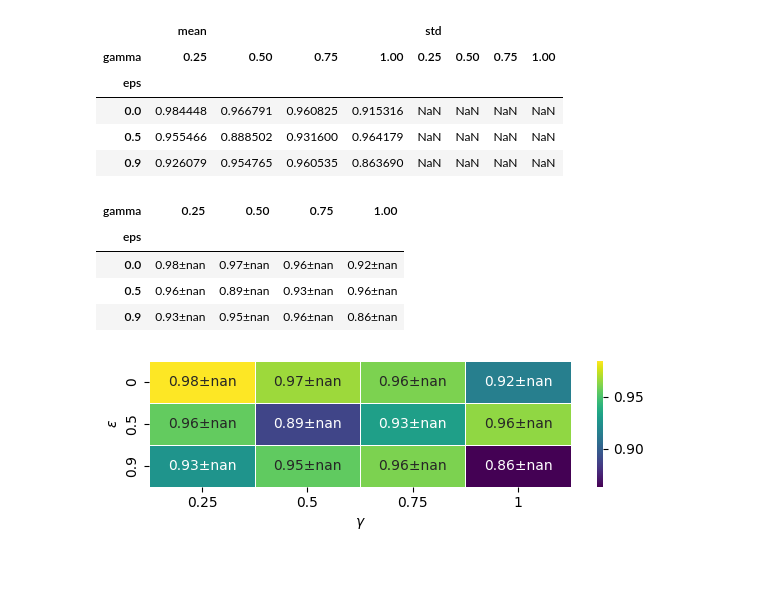
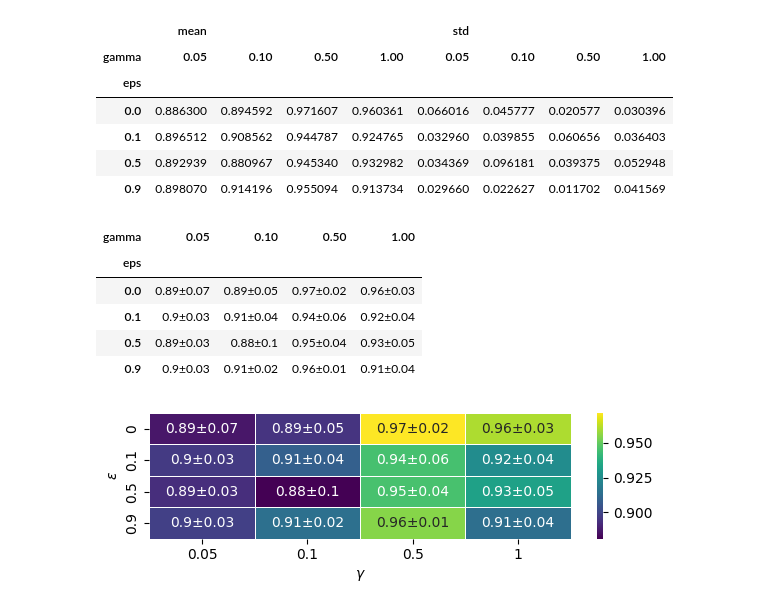
Before and after one commit to Yuriyzabegaev/FTHM-Solver, a Jupyter notebook: solver_selection_thm/spe_results_model_analysis_3.ipynb, the cells around one changed output. Drawn from its saved outputs; the diff is of its cells as text; code cells hidden in the pictures; blank space fills up the shorter version.

```diff
--- a/solver_selection_thm/spe_results_model_analysis_3.ipynb
+++ b/solver_selection_thm/spe_results_model_analysis_3.ipynb
@@ -4,20 +4,13 @@ from itertools import count
 import multiprocessing as mp
 from functools import partial
 
+GAMMA_VALS = [0.05, 0.1, 0.5, 1]
+EPS_VALS = [0, 0.1, 0.5, 0.9]
 
 experiment_setups = []
-for seq_id in ALL_RUNS[:1]:
-    for gamma in [
-        0.25,
-        0.5,
-        0.75,
-        1,
-    ]:
-        for eps in [
-            0,
-            0.5,
-            0.9,
-        ]:
+for seq_id in ALL_RUNS:
+    for gamma in GAMMA_VALS:
+        for eps in EPS_VALS:
             experiment_setups.append(
                 {
                     "incremental_learning": True,
@@ -128,10 +111,12 @@ for result in results:
     data_for_pandas['ypred'].append(result['ypred'])
     data_for_pandas['yoracle'].append(result['yoracle'])
     data_for_pandas['yfeedback'].append(result['yfeedback'])
+    data_for_pandas['tpred'].append(result['tpred'])
+    data_for_pandas['tfeedback'].append(result['tfeedback'])
     data_for_pandas['decision_id'].append(result['decision_id'])
 
 
 df = pd.DataFrame(data_for_pandas)
-df.head()
+df
 # %% [output]
 |  | incremental_learning | one_decision | seq_id | gamma | eps | batch_size | NTS | TopEPS | mean_NTS | ... |
@@ -143,41 +144,44 @@ df.head()
 # %%
-df_heatmap = df[(df.incremental_learning) & ~(df.one_decision)
-                #  & ~(df.seq_id.isin(['R30', 'R33']))
-                 ]
+df_heatmap = df[(df.incremental_learning) & ~(df.one_decision)]
+# df_heatmap = df_heatmap.groupby(["eps", 'gamma'])["mean_TopEPS"].agg(["mean", 'std']).unstack()
 df_heatmap = df_heatmap.groupby(["eps", 'gamma'])["mean_NTS"].agg(["mean", 'std']).unstack()
+
 df_heatmap
 # %% [output]
 |  | mean |  |  |  | std |  |  |  |
-| gamma | 0.25 | 0.50 | 0.75 | 1.00 | 0.25 | 0.50 | 0.75 | 1.00 |
+| gamma | 0.05 | 0.10 | 0.50 | 1.00 | 0.05 | 0.10 | 0.50 | 1.00 |
 | eps |  |  |  |  |  |  |  |  |
-| 0.0 | 0.984448 | 0.966791 | 0.960825 | 0.915316 | NaN | NaN | NaN | NaN |
-| 0.5 | 0.955466 | 0.888502 | 0.931600 | 0.964179 | NaN | NaN | NaN | NaN |
-| 0.9 | 0.926079 | 0.954765 | 0.960535 | 0.863690 | NaN | NaN | NaN | NaN |
+| 0.0 | 0.886300 | 0.894592 | 0.971607 | 0.960361 | 0.066016 | 0.045777 | 0.020577 | 0.030396 |
+| 0.1 | 0.896512 | 0.908562 | 0.944787 | 0.924765 | 0.032960 | 0.039855 | 0.060656 | 0.036403 |
+| 0.5 | 0.892939 | 0.880967 | 0.945340 | 0.932982 | 0.034369 | 0.096181 | 0.039375 | 0.052948 |
+| 0.9 | 0.898070 | 0.914196 | 0.955094 | 0.913734 | 0.029660 | 0.022627 | 0.011702 | 0.041569 |
 # %%
 annot = df_heatmap['mean'].round(2).astype(str) + "±" + df_heatmap['std'].round(2).astype(str)
 annot
 # %% [output]
-| gamma | 0.25 | 0.50 | 0.75 | 1.00 |
+| gamma | 0.05 | 0.10 | 0.50 | 1.00 |
 | eps |  |  |  |  |
-| 0.0 | 0.98±nan | 0.97±nan | 0.96±nan | 0.92±nan |
-| 0.5 | 0.96±nan | 0.89±nan | 0.93±nan | 0.96±nan |
-| 0.9 | 0.93±nan | 0.95±nan | 0.96±nan | 0.86±nan |
+| 0.0 | 0.89±0.07 | 0.89±0.05 | 0.97±0.02 | 0.96±0.03 |
+| 0.1 | 0.9±0.03 | 0.91±0.04 | 0.94±0.06 | 0.92±0.04 |
+| 0.5 | 0.89±0.03 | 0.88±0.1 | 0.95±0.04 | 0.93±0.05 |
+| 0.9 | 0.9±0.03 | 0.91±0.02 | 0.96±0.01 | 0.91±0.04 |
 # %%
 plt.figure(figsize=(6, 2))
 sns.heatmap(
     np.array(df_heatmap["mean"]),
+    # np.array(df_heatmap["std"]),
     annot=np.array(annot),
     cmap="viridis",
     linecolor="white",
     linewidths=0.5,
-    yticklabels=[0, 0.5, 0.9],
-    xticklabels=[0.25, 0.5, 0.75, 1],
+    yticklabels=EPS_VALS,
+    xticklabels=GAMMA_VALS,
     fmt="",
 )
 plt.ylabel(r"$\varepsilon$")
 plt.xlabel(r"$\gamma$")
 # plt.title(r"Top-$\varepsilon$ Acc.", fontweight="bold")
 plt.tight_layout()
 # plt.savefig("scenarioA_topeps.pdf")
 # %% [output]
-[figure, old version]
+[figure, new version]
```
Also changed, not shown: parts of 9 cells of this notebook, 3 other files.
